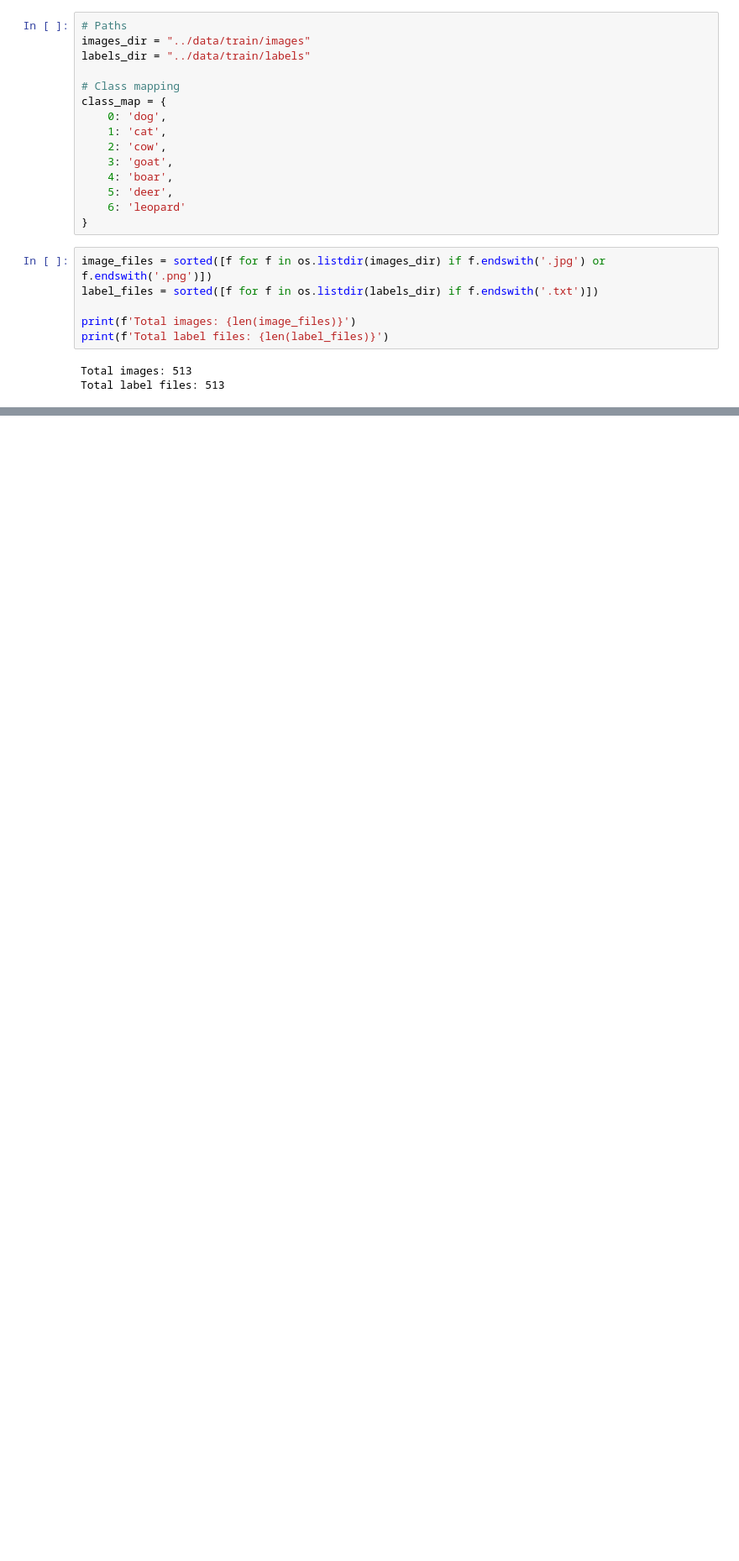
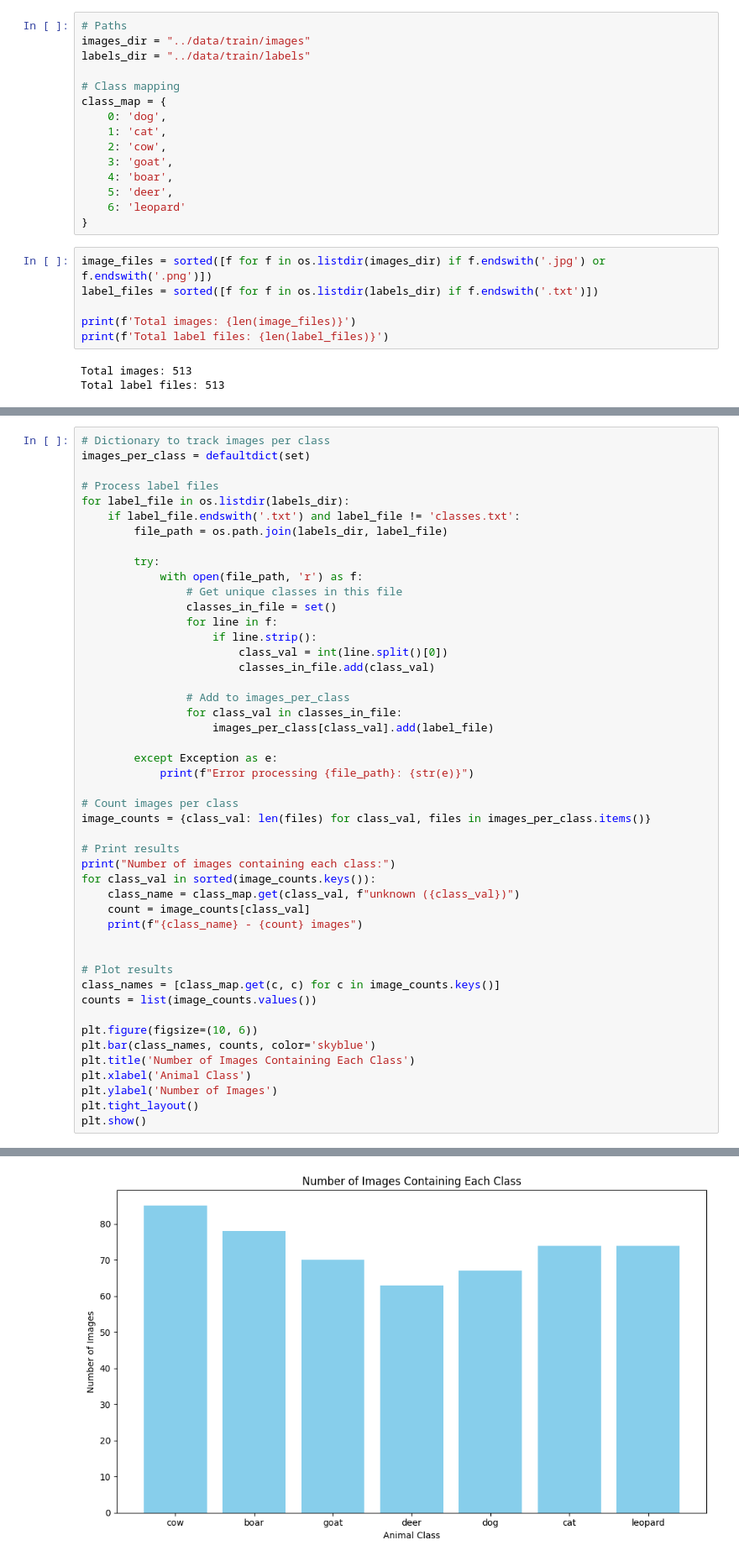
Before and after one commit to weaselchokingonachickenbone69/pest-detection, a Jupyter notebook: data_visualisations/initial_data_visualisation.ipynb, the cells around one changed output, grey strips where cells are left out. Shown at 84% size. Cells and saved outputs as stored; diff of their text form; blank space fills up the shorter version.

```diff
--- a/data_visualisations/initial_data_visualisation.ipynb
+++ b/data_visualisations/initial_data_visualisation.ipynb
@@ -107 +63,49 @@ Counter({2: 594, 5: 174, 3: 162, 4: 102, 0: 78, 1: 74, 6: 74})
 [figure]
+# %%
+# Dictionary to track images per class
+images_per_class = defaultdict(set)
+
+# Process label files
+for label_file in os.listdir(labels_dir):
+    if label_file.endswith('.txt') and label_file != 'classes.txt':
+        file_path = os.path.join(labels_dir, label_file)
+
+        try:
+            with open(file_path, 'r') as f:
+                # Get unique classes in this file
+                classes_in_file = set()
+                for line in f:
+                    if line.strip():
+                        class_val = int(line.split()[0])
+                        classes_in_file.add(class_val)
+
+                # Add to images_per_class
+                for class_val in classes_in_file:
+                    images_per_class[class_val].add(label_file)
+
+        except Exception as e:
+            print(f"Error processing {file_path}: {str(e)}")
+
+# Count images per class
+image_counts = {class_val: len(files) for class_val, files in images_per_class.items()}
+
+# Print results
+print("Number of images containing each class:")
+for class_val in sorted(image_counts.keys()):
+    class_name = class_map.get(class_val, f"unknown ({class_val})")
+    count = image_counts[class_val]
+    print(f"{class_name} - {count} images")
+
+
+# Plot results
+class_names = [class_map.get(c, c) for c in image_counts.keys()]
+counts = list(image_counts.values())
+
+plt.figure(figsize=(10, 6))
+plt.bar(class_names, counts, color='skyblue')
+plt.title('Number of Images Containing Each Class')
+plt.xlabel('Animal Class')
+plt.ylabel('Number of Images')
+plt.tight_layout()
+plt.show()
+# %% [output]
@@ -107,0 +120 @@ Counter({2: 594, 5: 174, 3: 162, 4: 102, 0: 78, 1: 74, 6: 74})
+[figure, added]
```
Also changed, not shown: parts of 4 cells of this notebook.
